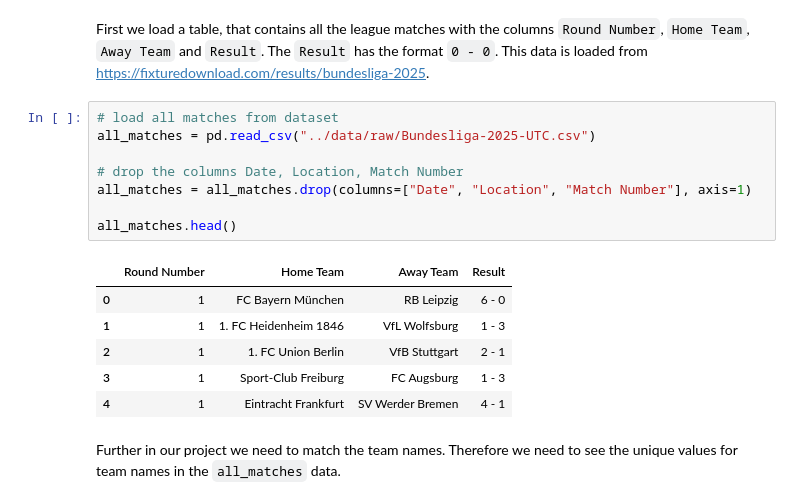
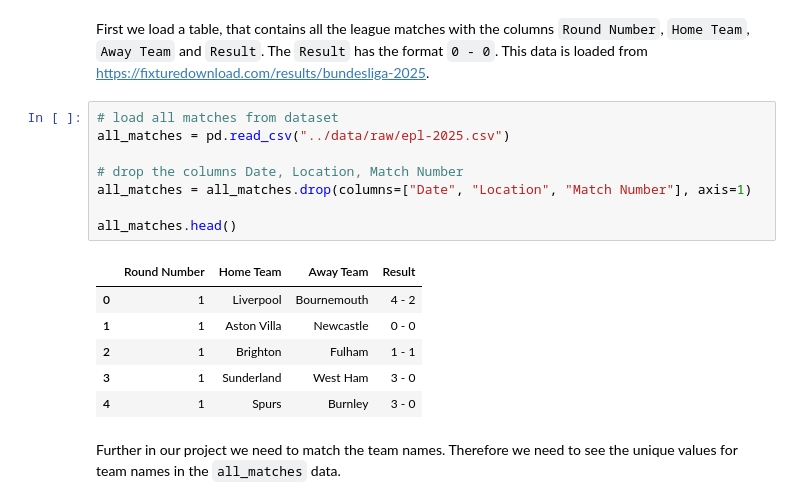
Before and after one commit to benjsah/football_datascience, a Jupyter notebook: league_position_prediction/notebooks/season_end_prediction.ipynb, the cells around one changed output. Saved outputs shown, nothing was run; the diff lists cells and outputs as text.

```diff
--- a/league_position_prediction/notebooks/season_end_prediction.ipynb
+++ b/league_position_prediction/notebooks/season_end_prediction.ipynb
@@ -26,19 +26,19 @@ import seaborn as sns
 First we load a table, that contains all the league matches with the columns `Round Number`, `Home Team`, `Away Team` and `Result`. The `Result` has the format `0 - 0`. This data is loaded from https://fixturedownload.com/results/bundesliga-2025.
 # %%
 # load all matches from dataset
-all_matches = pd.read_csv("../data/raw/Bundesliga-2025-UTC.csv")
+all_matches = pd.read_csv("../data/raw/epl-2025.csv")
 
 # drop the columns Date, Location, Match Number
 all_matches = all_matches.drop(columns=["Date", "Location", "Match Number"], axis=1)
 
 all_matches.head()
 # %% [output]
 |  | Round Number | Home Team | Away Team | Result |
-| 0 | 1 | FC Bayern München | RB Leipzig | 6 - 0 |
-| 1 | 1 | 1. FC Heidenheim 1846 | VfL Wolfsburg | 1 - 3 |
-| 2 | 1 | 1. FC Union Berlin | VfB Stuttgart | 2 - 1 |
-| 3 | 1 | Sport-Club Freiburg | FC Augsburg | 1 - 3 |
-| 4 | 1 | Eintracht Frankfurt | SV Werder Bremen | 4 - 1 |
+| 0 | 1 | Liverpool | Bournemouth | 4 - 2 |
+| 1 | 1 | Aston Villa | Newcastle | 0 - 0 |
+| 2 | 1 | Brighton | Fulham | 1 - 1 |
+| 3 | 1 | Sunderland | West Ham | 3 - 0 |
+| 4 | 1 | Spurs | Burnley | 3 - 0 |
 # %% [markdown]
 Further in our project we need to match the team names. Therefore we need to see the unique values for team names in the `all_matches` data.
 # %%
```
Also changed, not shown: parts of 15 cells of this notebook, 19 other files.
